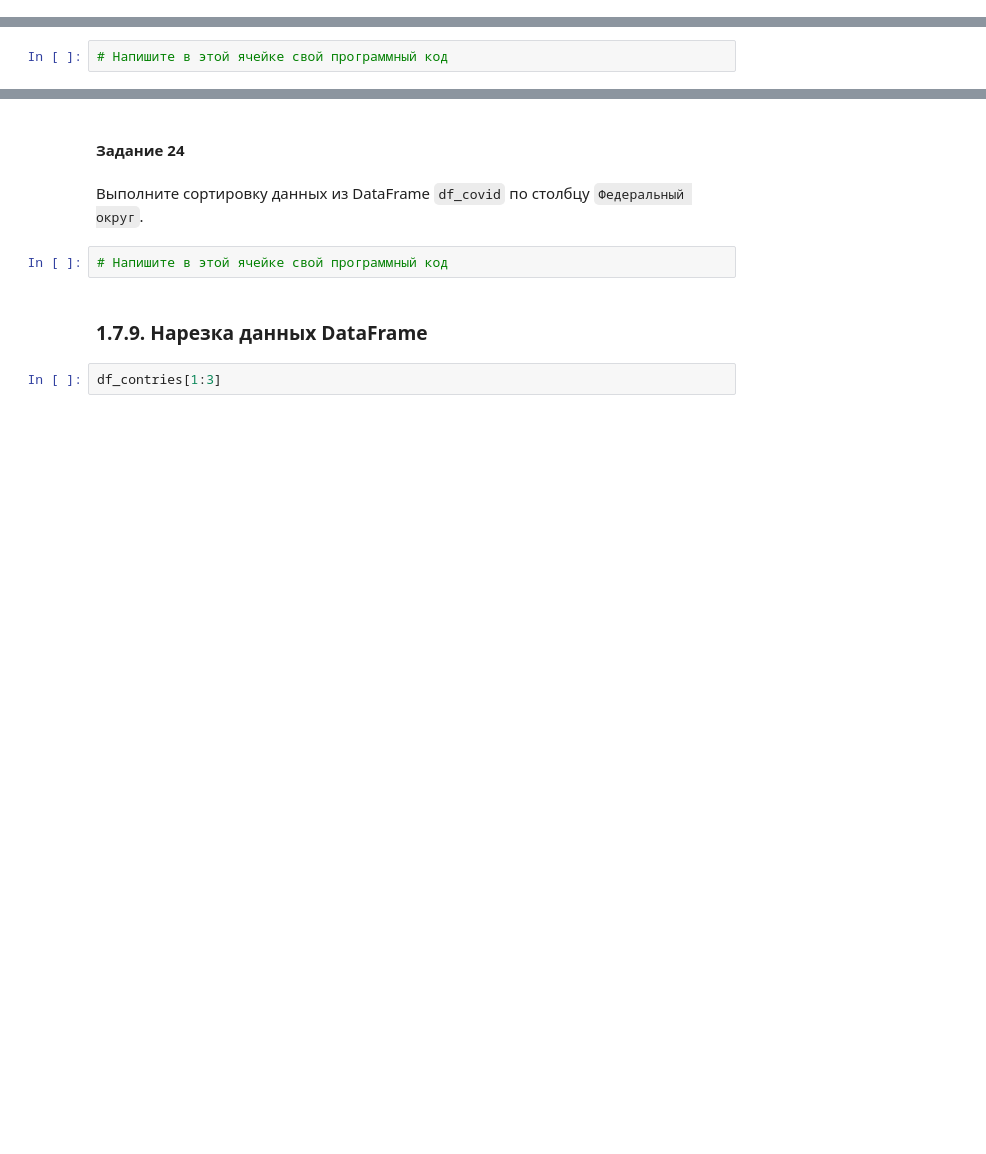
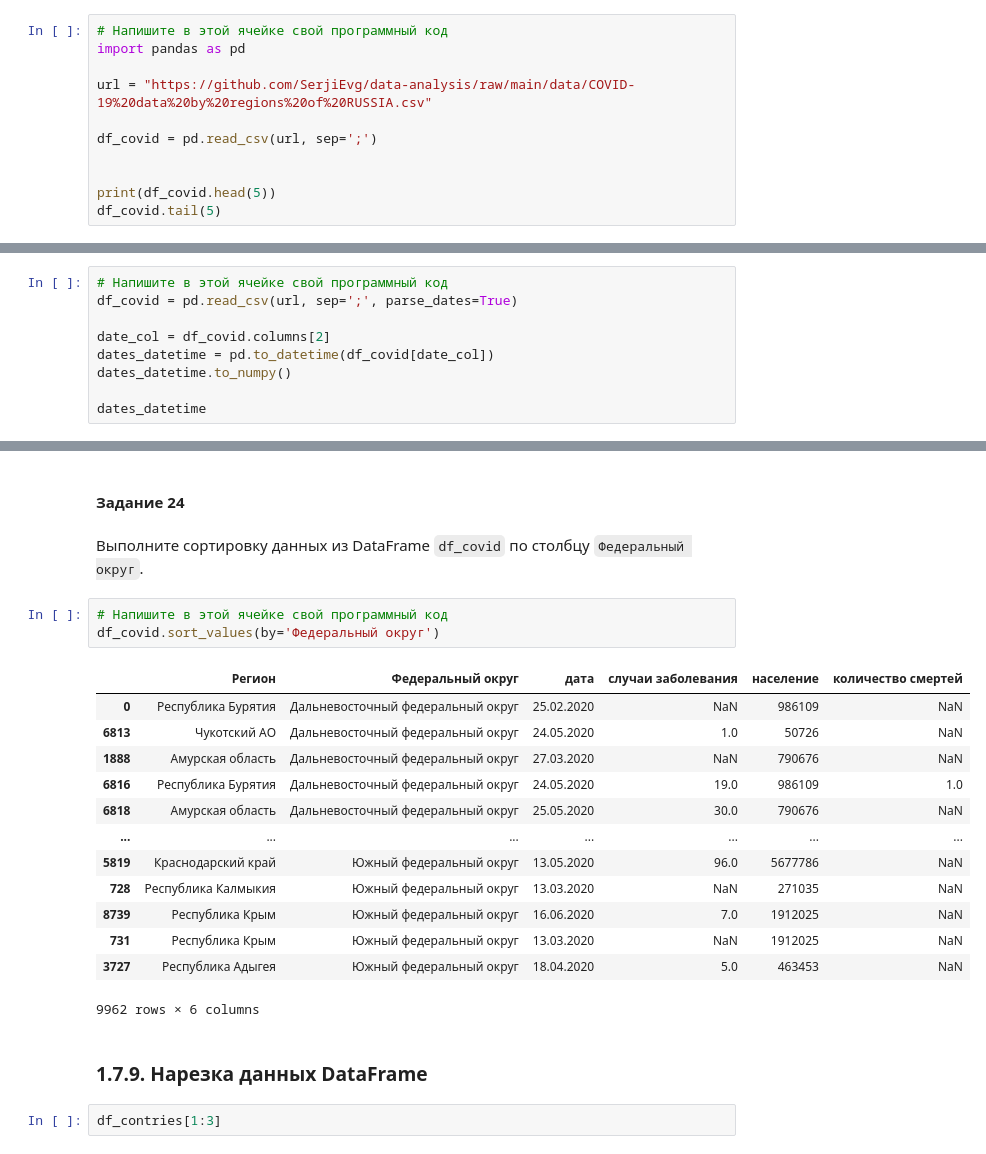
Before and after one commit to RoseoffFiceve/Practice, a Jupyter notebook: labs/Операции с Pandas/ПР. Введение в библиотеку Pandas.ipynb, the cells around one changed output, grey strips where cells are left out. Saved outputs shown, nothing was run; the diff lists cells and outputs as text; blank space fills up the shorter version.

```diff
--- a/labs/Операции с Pandas/ПР. Введение в библиотеку Pandas.ipynb
+++ b/labs/Операции с Pandas/ПР. Введение в библиотеку Pandas.ipynb
@@ -446,0 +933,11 @@ df_contries.tail(3)
+# %%
+# Напишите в этой ячейке свой программный код
+import pandas as pd
+
+url = "https://github.com/SerjiEvg/data-analysis/raw/main/data/COVID-19%20data%20by%20regions%20of%20RUSSIA.csv"
+
+df_covid = pd.read_csv(url, sep=';')
+
+
+print(df_covid.head(5))
+df_covid.tail(5)
@@ -462,3 +994,10 @@ df_contries.values
 Рассмотрите созданный датафрейм `df_covid`. В одном из столбцов содержаться значения дат, только они представлены в строковом виде. Нужно выделить столбец с датами в массив numpy и преобразовать его в формат `datetime64[ns]`. Преобразованный столбец с данными нужно отобразить на экране.
 # %%
 # Напишите в этой ячейке свой программный код
+df_covid = pd.read_csv(url, sep=';', parse_dates=True)
+
+date_col = df_covid.columns[2]
+dates_datetime = pd.to_datetime(df_covid[date_col])
+dates_datetime.to_numpy()
+
+dates_datetime
@@ -486,6 +1061,21 @@ df_contries.sort_values(by='population')
 Выполните сортировку данных из DataFrame `df_covid` по столбцу `Федеральный округ`.
 # %%
 # Напишите в этой ячейке свой программный код
+df_covid.sort_values(by='Федеральный округ')
+# %% [output]
+|  | Регион | Федеральный округ | дата | случаи заболевания | население | количество смертей |
+| 0 | Республика Бурятия | Дальневосточный федеральный округ | 25.02.2020 | NaN | 986109 | NaN |
+| 6813 | Чукотский АО | Дальневосточный федеральный округ | 24.05.2020 | 1.0 | 50726 | NaN |
+| 1888 | Амурская область | Дальневосточный федеральный округ | 27.03.2020 | NaN | 790676 | NaN |
+| 6816 | Республика Бурятия | Дальневосточный федеральный округ | 24.05.2020 | 19.0 | 986109 | 1.0 |
+| 6818 | Амурская область | Дальневосточный федеральный округ | 25.05.2020 | 30.0 | 790676 | NaN |
+| ... | ... | ... | ... | ... | ... | ... |
+| 5819 | Краснодарский край | Южный федеральный округ | 13.05.2020 | 96.0 | 5677786 | NaN |
+| 728 | Республика Калмыкия | Южный федеральный округ | 13.03.2020 | NaN | 271035 | NaN |
+| 8739 | Республика Крым | Южный федеральный округ | 16.06.2020 | 7.0 | 1912025 | NaN |
+| 731 | Республика Крым | Южный федеральный округ | 13.03.2020 | NaN | 1912025 | NaN |
+| 3727 | Республика Адыгея | Южный федеральный округ | 18.04.2020 | 5.0 | 463453 | NaN |
+9962 rows × 6 columns
 # %% [markdown]
 ### 1.7.9. Нарезка данных DataFrame
 # %%
```
Also changed, not shown: parts of 55 cells of this notebook.
